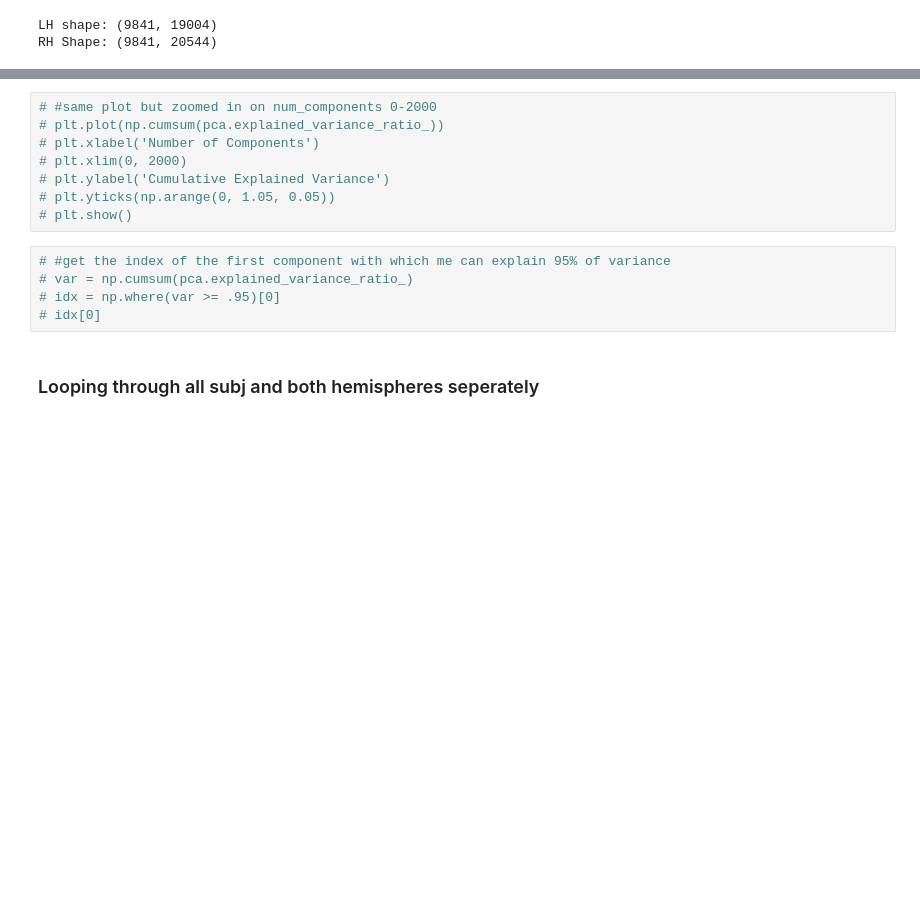
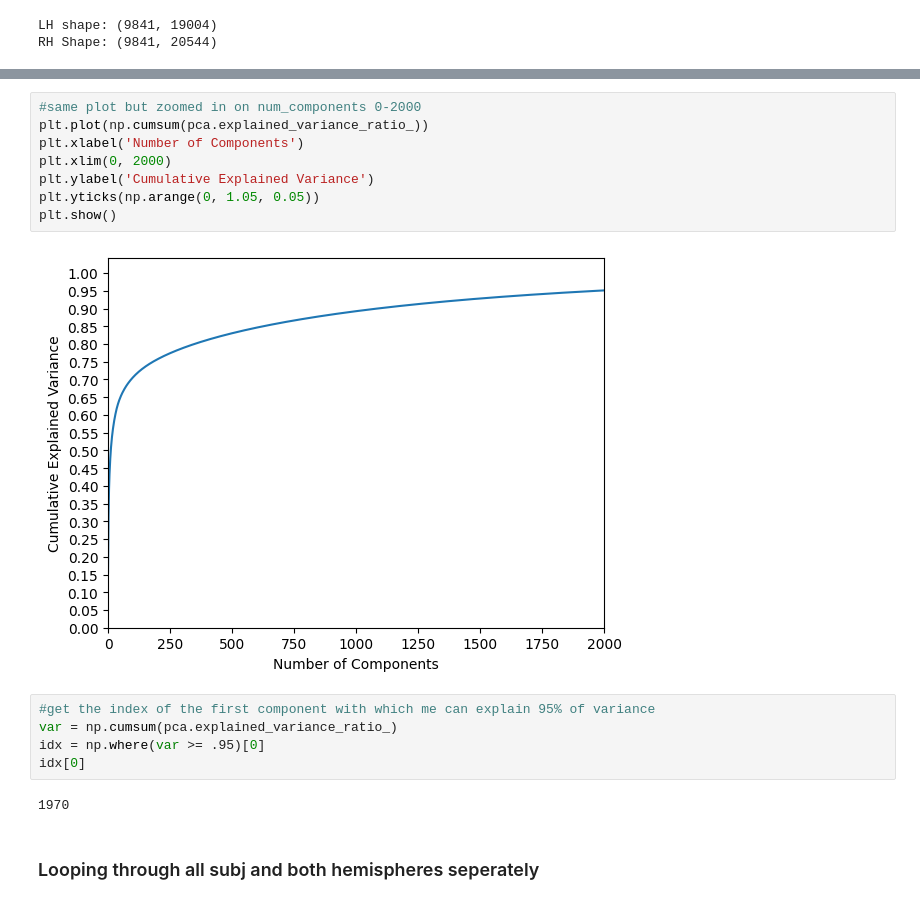
Before and after one commit to RaghavVacher/aml_project_2023, a Jupyter notebook: src/notebooks/PCA_exploration_EK.ipynb, the cells around one changed output, grey strips where cells are left out. Cells and saved outputs as stored; diff of their text form; blank space fills up the shorter version.

```diff
--- a/src/notebooks/PCA_exploration_EK.ipynb
+++ b/src/notebooks/PCA_exploration_EK.ipynb
@@ -43,16 +47,20 @@ RH Shape: (9841, 20544)
 # %%
-# #same plot but zoomed in on num_components 0-2000
-# plt.plot(np.cumsum(pca.explained_variance_ratio_))
-# plt.xlabel('Number of Components')
-# plt.xlim(0, 2000)
-# plt.ylabel('Cumulative Explained Variance')
-# plt.yticks(np.arange(0, 1.05, 0.05))
-# plt.show()
+#same plot but zoomed in on num_components 0-2000
+plt.plot(np.cumsum(pca.explained_variance_ratio_))
+plt.xlabel('Number of Components')
+plt.xlim(0, 2000)
+plt.ylabel('Cumulative Explained Variance')
+plt.yticks(np.arange(0, 1.05, 0.05))
+plt.show()
+# %% [output]
+[figure, added]
 # %%
-# #get the index of the first component with which me can explain 95% of variance
-# var = np.cumsum(pca.explained_variance_ratio_)
-# idx = np.where(var >= .95)[0]
-# idx[0]
+#get the index of the first component with which me can explain 95% of variance
+var = np.cumsum(pca.explained_variance_ratio_)
+idx = np.where(var >= .95)[0]
+idx[0]
+# %% [output]
+1970
 # %% [markdown]
 ### Looping through all subj and both hemispheres seperately
 # %% [markdown]
```
Also changed, not shown: parts of 2 cells of this notebook.
